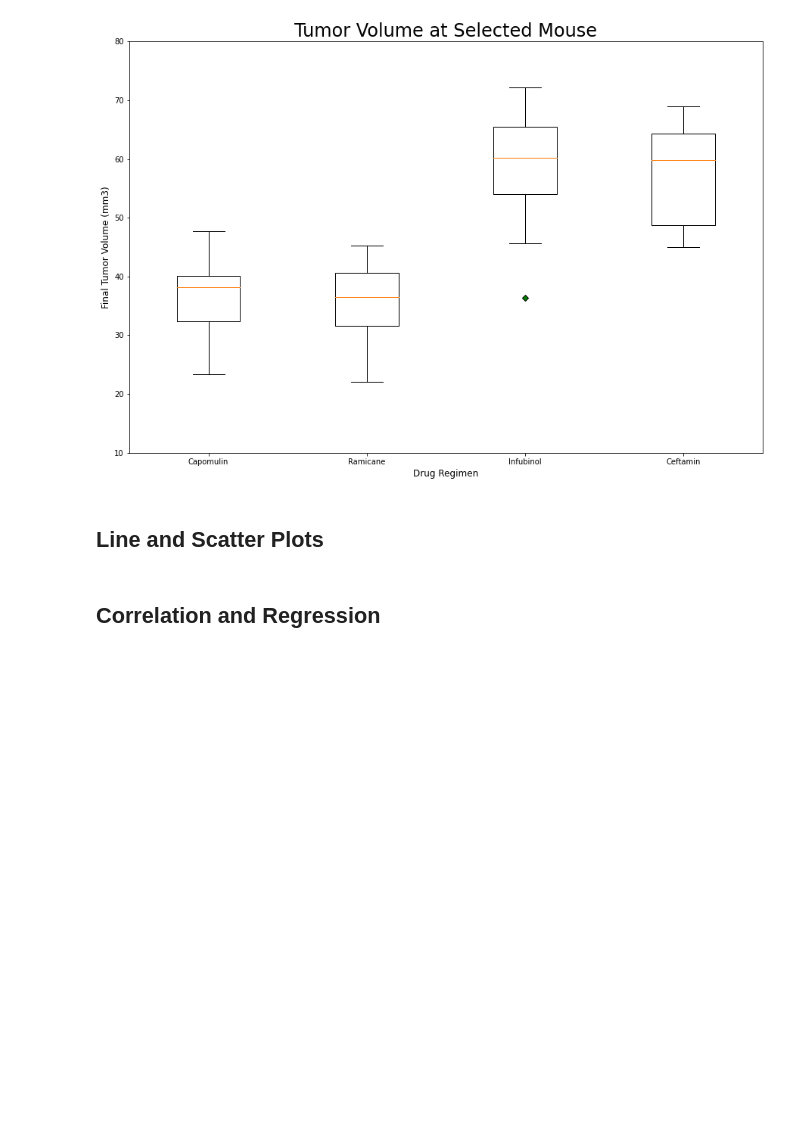
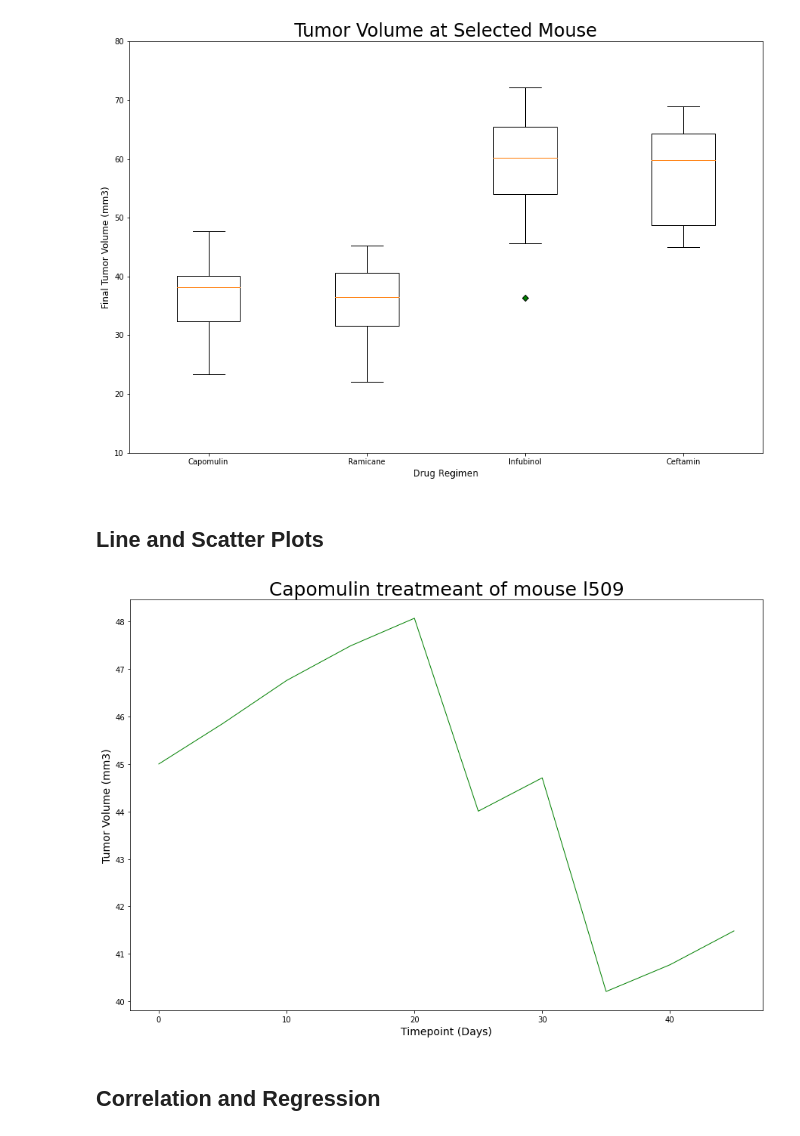
Before and after one commit to PuckishKnave/matplotlib-challenge, a Jupyter notebook: Pymaceuticals/pymaceuticals_starter.ipynb, the cells around one changed output. Drawn from its saved outputs; the diff is of its cells as text; code cells hidden in the pictures; blank space fills up the shorter version.

Commit message:
added line and scatter

```diff
--- a/Pymaceuticals/pymaceuticals_starter.ipynb
+++ b/Pymaceuticals/pymaceuticals_starter.ipynb
@@ -284,3 +284,16 @@ plt.show()
 # %%
 # Generate a line plot of tumor volume vs. time point for a mouse treated with Capomulin
 line_df = capomulin_df.loc[capomulin_df["Mouse ID"] == "l509",:]
+
+x_axis = line_df["Timepoint"]
+tumor_vol = line_df["Tumor Volume (mm3)"]
+
+fig1, ax1 = plt.subplots(figsize=(15, 10))
+plt.title('Capomulin treatmeant of mouse l509', fontsize=25)
+plt.plot(x_axis, tumor_vol, linewidth=1, color="g")
+plt.xlabel('Timepoint (Days)', fontsize=14)
+plt.ylabel('Tumor Volume (mm3)', fontsize=14)
+
+plt.show()
+# %% [output]
+[figure, added]
```
Also changed, not shown: parts of 2 cells of this notebook.
